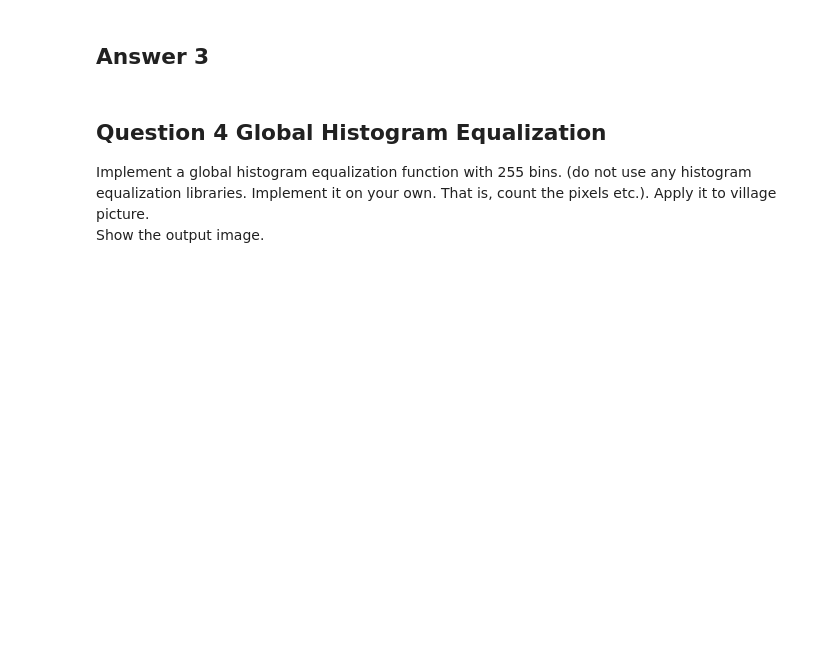
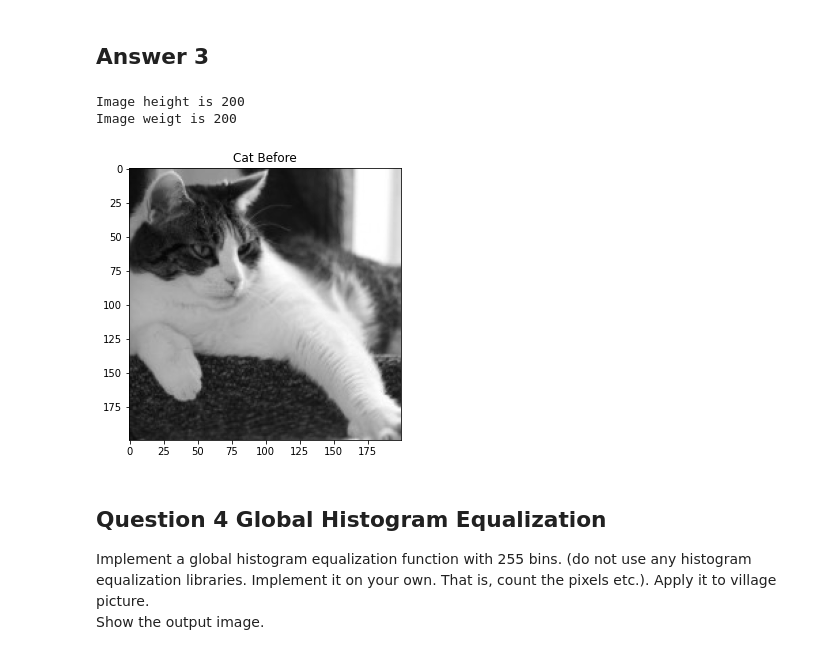
Before and after one commit to MAAykanat/AGU-Computer-Vision, a Jupyter notebook: Assignment-1/questions-and-your-answers.ipynb, the cells around one changed output. Saved outputs shown, nothing was run; the diff lists cells and outputs as text; code cells hidden in the pictures; blank space fills up the shorter version.

Commit message:
Read cat image

```diff
--- a/Assignment-1/questions-and-your-answers.ipynb
+++ b/Assignment-1/questions-and-your-answers.ipynb
@@ -76,3 +74,24 @@ v=50
+# %%
+v=50
+# Read image in gray scale
+cat_img = cv.imread(images_path + "\cat.jpg", cv.IMREAD_GRAYSCALE)
+
+#Set figure size
+rcParams["figure.figsize"] = 5.0, 5.0
+
+plt.figure()
+plt.title("Cat Before")
+plt.imshow(cat_img, cmap="gray")
+
+#Define height and width of image
+h, w= dog_img.shape
+
+print(f"Image height is {h}")
+print(f"Image weigt is {w}")
+# %% [output]
+Image height is 200
+Image weigt is 200
+[figure, added]
 # %% [markdown]
 ## Question 4 Global Histogram Equalization
 Implement a global histogram equalization function with 255 bins. (do not use any histogram equalization libraries. Implement it on your own. That is, count the pixels etc.). Apply it to village picture.
```
Also changed, not shown: parts of 1 cell of this notebook.
